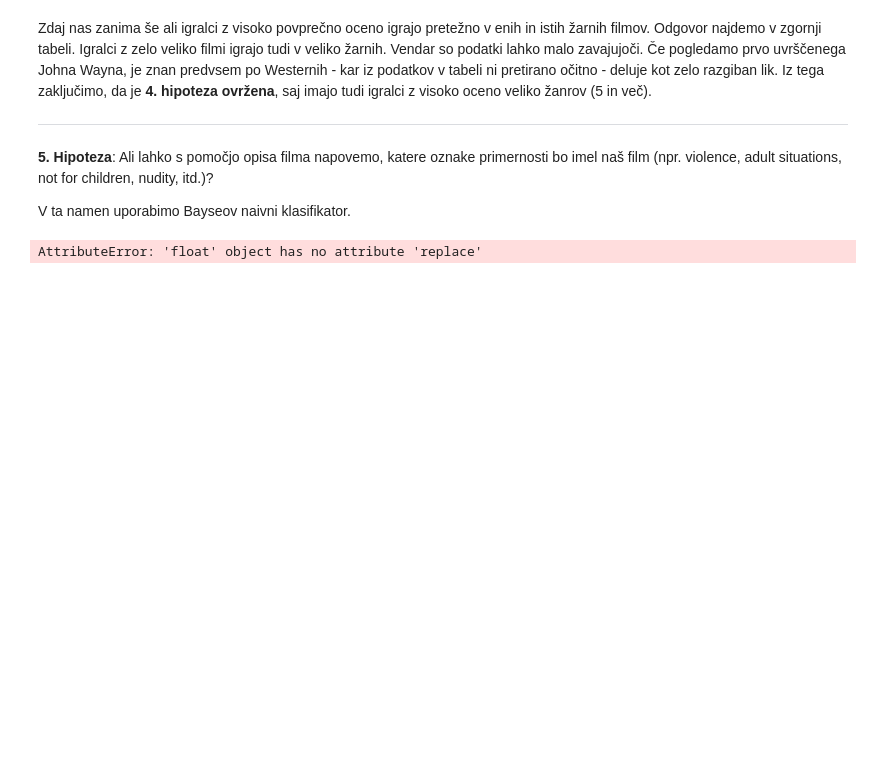
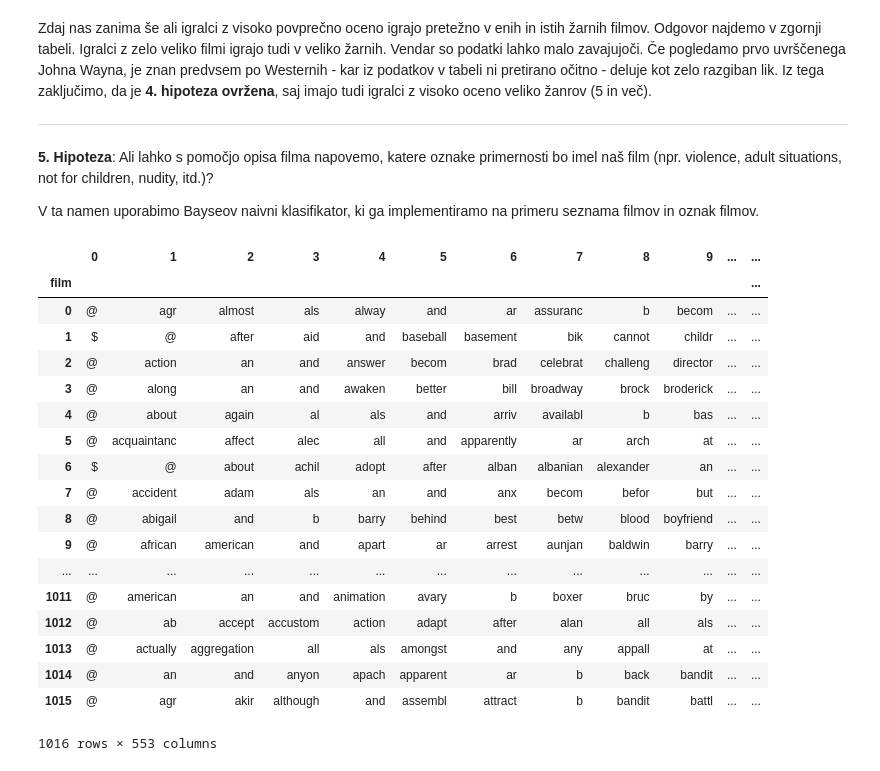
Before and after one commit to JanKamnikar/programiranje1-analiza-podatkov, a Jupyter notebook: analiza.ipynb, the cells around one changed output. Cells and saved outputs as stored; diff of their text form; code cells hidden in the pictures; blank space fills up the shorter version.

```diff
--- a/analiza.ipynb
+++ b/analiza.ipynb
@@ -326,30 +326,49 @@ Zdaj nas zanima še ali igralci z visoko povprečno oceno igrajo pretežno v eni
 # %% [markdown]
 **5. Hipoteza**: Ali lahko s pomočjo opisa filma napovemo, katere oznake primernosti bo imel naš film (npr. violence, adult situations, not for children, nudity, itd.)?
 
-V ta namen uporabimo Bayseov naivni klasifikator.
+V ta namen uporabimo Bayseov naivni klasifikator, ki ga implementiramo na primeru seznama filmov in oznak filmov.
 # %%
 def odstrani_konce(beseda, konci):
     for konec in konci:
         if beseda.endswith(konec):
             return beseda[:-len(konec)]
     return beseda
 
 def koren_besede(beseda):
     beseda = ''.join(znak for znak in beseda if znak.isalpha())
     if not beseda:
         return '$'
     beseda = odstrani_konce(beseda, ["ing", "ed", "en", "s"])
     beseda = beseda.rstrip('aeiou')
     if not beseda:
         return '@'
     return beseda
 
 def koreni_besed(niz):
-
+    niz = str(niz)
     return pd.Series(sorted({
         koren_besede(beseda) for beseda in niz.replace('-', ' ').lower().split() if beseda
     }))
+
+razpredelnica_s_koreni_filmov  = filmi.opis.apply(koreni_besed)
+razpredelnica_s_koreni_filmov
+# %% [output]
+|  | 0 | 1 | 2 | 3 | 4 | 5 | 6 | 7 | 8 | 9 | ... | ... |
+| film |  |  |  |  |  |  |  |  |  |  |  | ... |
+| 0 | @ | agr | almost | als | alway | and | ar | assuranc | b | becom | ... | ... |
+| 1 | $ | @ | after | aid | and | baseball | basement | bik | cannot | childr | ... | ... |
+| 2 | @ | action | an | and | answer | becom | brad | celebrat | challeng | director | ... | ... |
+| 3 | @ | along | an | and | awaken | better | bill | broadway | brock | broderick | ... | ... |
+| 4 | @ | about | again | al | als | and | arriv | availabl | b | bas | ... | ... |
+| 5 | @ | acquaintanc | affect | alec | all | and | apparently | ar | arch | at | ... | ... |
+| 6 | $ | @ | about | achil | adopt | after | alban | albanian | alexander | an | ... | ... |
+| 7 | @ | accident | adam | als | an | and | anx | becom | befor | but | ... | ... |
+| 8 | @ | abigail | and | b | barry | behind | best | betw | blood | boyfriend | ... | ... |
+| 9 | @ | african | american | and | apart | ar | arrest | aunjan | baldwin | barry | ... | ... |
+| ... | ... | ... | ... | ... | ... | ... | ... | ... | ... | ... | ... | ... |
+| 1011 | @ | american | an | and | animation | avary | b | boxer | bruc | by | ... | ... |
+| 1012 | @ | ab | accept | accustom | action | adapt | after | alan | all | als | ... | ... |
+| 1013 | @ | actually | aggregation | all | als | amongst | and | any | appall | at | ... | ... |
+| 1014 | @ | an | and | anyon | apach | apparent | ar | b | back | bandit | ... | ... |
+| 1015 | @ | agr | akir | although | and | assembl | attract | b | bandit | battl | ... | ... |
+1016 rows × 553 columns
-# %%
-razpredelnica_s_koreni_filmov = filmi.opis.apply(koreni_besed)
-# %% [output]
-AttributeError: 'float' object has no attribute 'replace'
```
Also changed, not shown: parts of 10 cells of this notebook.
